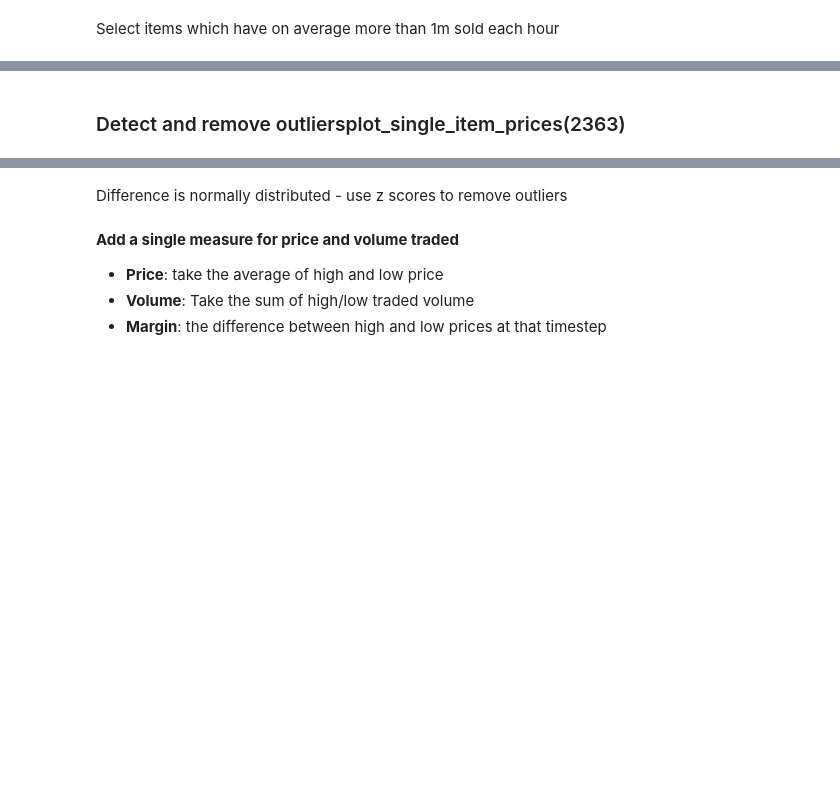
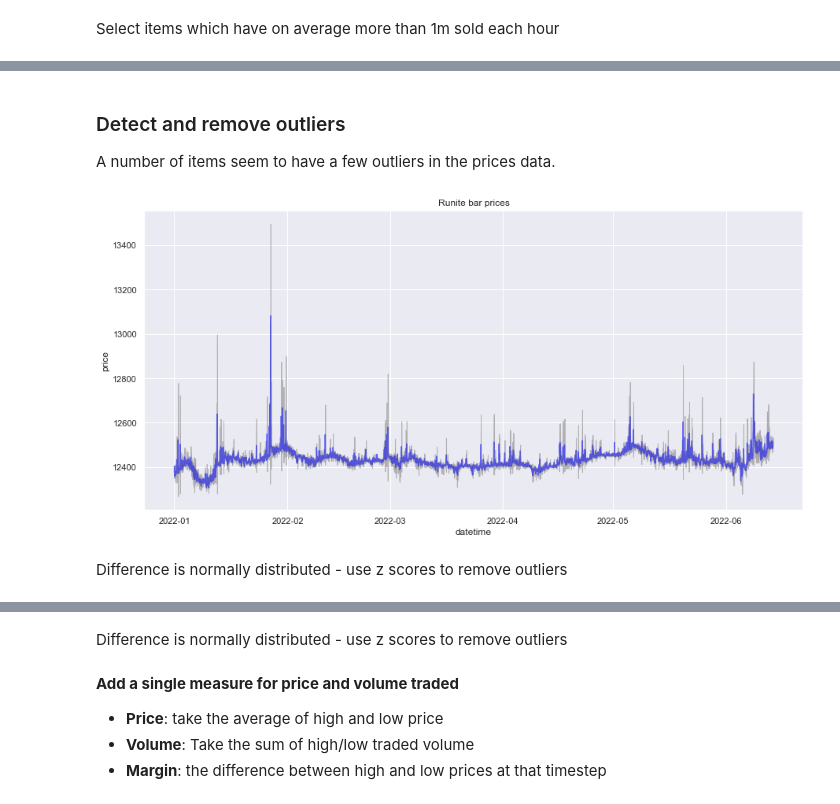
Before and after one commit to jdidcote/osrs-ge-prices, a Jupyter notebook: notebooks/analysis.ipynb, the cells around one changed output, grey strips where cells are left out. Drawn from its saved outputs; the diff is of its cells as text; code cells hidden in the pictures; blank space fills up the shorter version.

Commit message:
Removed outliers in analysis notebook

```diff
--- a/notebooks/analysis.ipynb
+++ b/notebooks/analysis.ipynb
@@ -69,11 +41,10 @@ item_key = item_key.groupby(['item_id', 'name'])['amount'].sum().reset_index()
 # %%
-def plot_single_item_prices(item_id):
+def plot_single_item_prices(item_id, **kwargs):
     df = prices[prices['item_id'] == item_id].copy()
     item_name = df['name'].unique()[0] + ' prices'
     sns.set(rc={'figure.figsize':(15, 7)})
     ax = sns.lineplot(data=df, x='datetime', y='price', color='blue', alpha=0.5)
     ax.set_title(item_name)
     plt.fill_between(df.datetime, df['price'] - df['margin'], df['price'] + df['margin'], color='grey', alpha=0.5)
-    plt.show()
 # %%
 plot_single_item_prices(21003)
@@ -80,2 +53,8 @@ plot_single_item_prices(21003)
-# %% [markdown]
-### Detect and remove outliersplot_single_item_prices(2363)
+# %% [markdown]
+### Detect and remove outliers
+
+A number of items seem to have a few outliers in the prices data.
+# %%
+plot_single_item_prices(2363)
+# %% [output]
+[figure, added]
@@ -81,0 +67,2 @@ plot_single_item_prices(21003)
+# %% [markdown]
+Difference is normally distributed - use z scores to remove outliers
```
Also changed, not shown: parts of 21 cells of this notebook.
